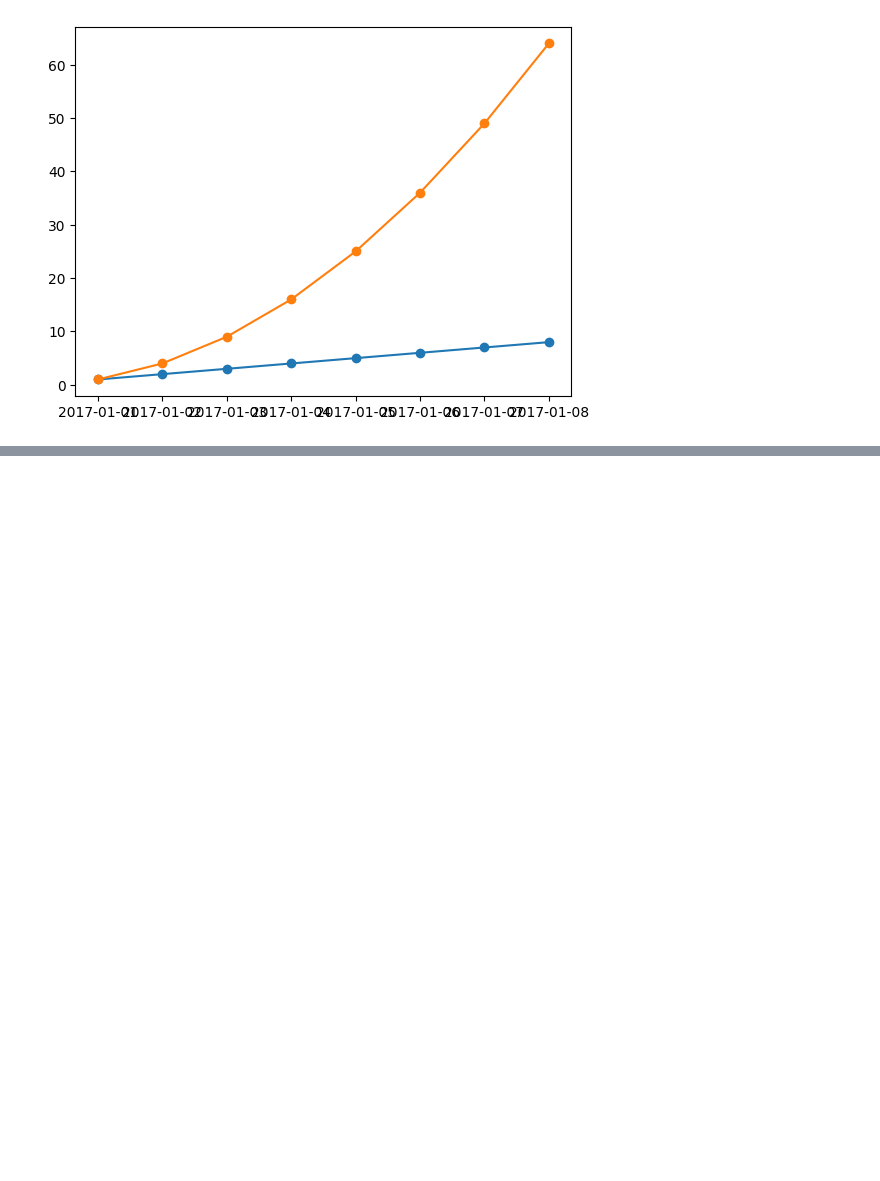
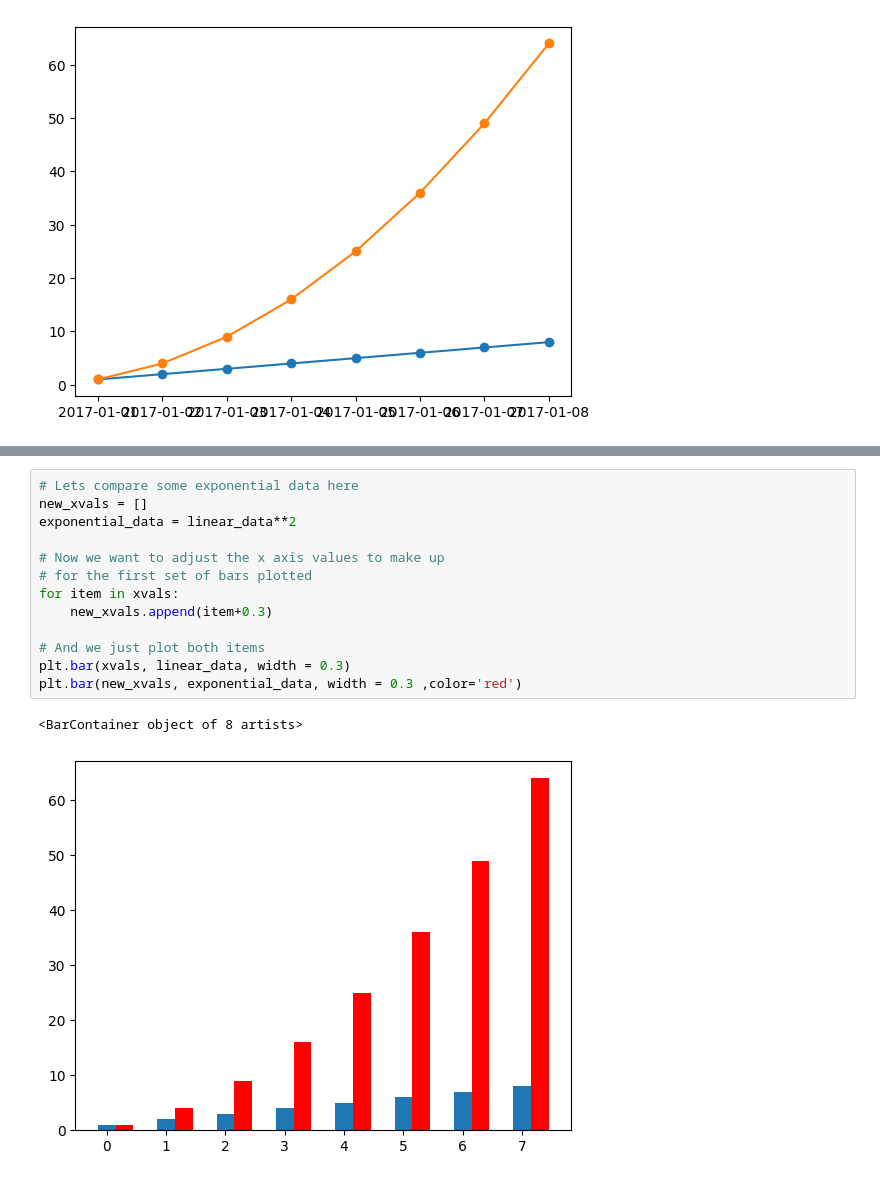
Before and after one commit to mohamaddibai/Coursera, a Jupyter notebook: Plotting-1.ipynb, the cells around one changed output, grey strips where cells are left out. Cells and saved outputs as stored; diff of their text form; blank space fills up the shorter version.

```diff
--- a/Plotting-1.ipynb
+++ b/Plotting-1.ipynb
@@ -321,0 +337,16 @@ plt.plot(observation_dates, linear_data, '-o',  observation_dates, exponential_d
+# %%
+# Lets compare some exponential data here
+new_xvals = []
+exponential_data = linear_data**2
+
+# Now we want to adjust the x axis values to make up
+# for the first set of bars plotted
+for item in xvals:
+    new_xvals.append(item+0.3)
+
+# And we just plot both items
+plt.bar(xvals, linear_data, width = 0.3)
+plt.bar(new_xvals, exponential_data, width = 0.3 ,color='red')
+# %% [output]
+<BarContainer object of 8 artists>
+[figure, added]
```
Also changed, not shown: parts of 74 cells of this notebook, 7 other files.
